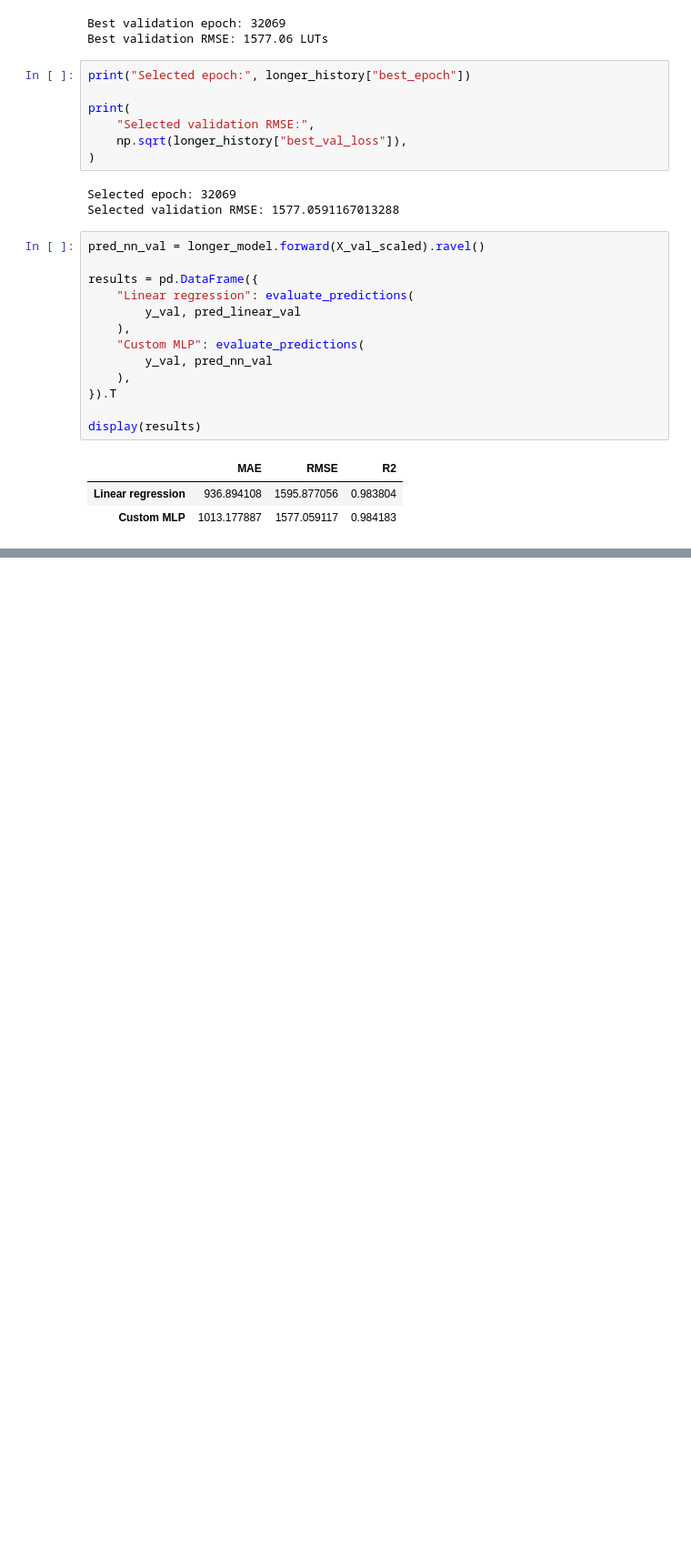
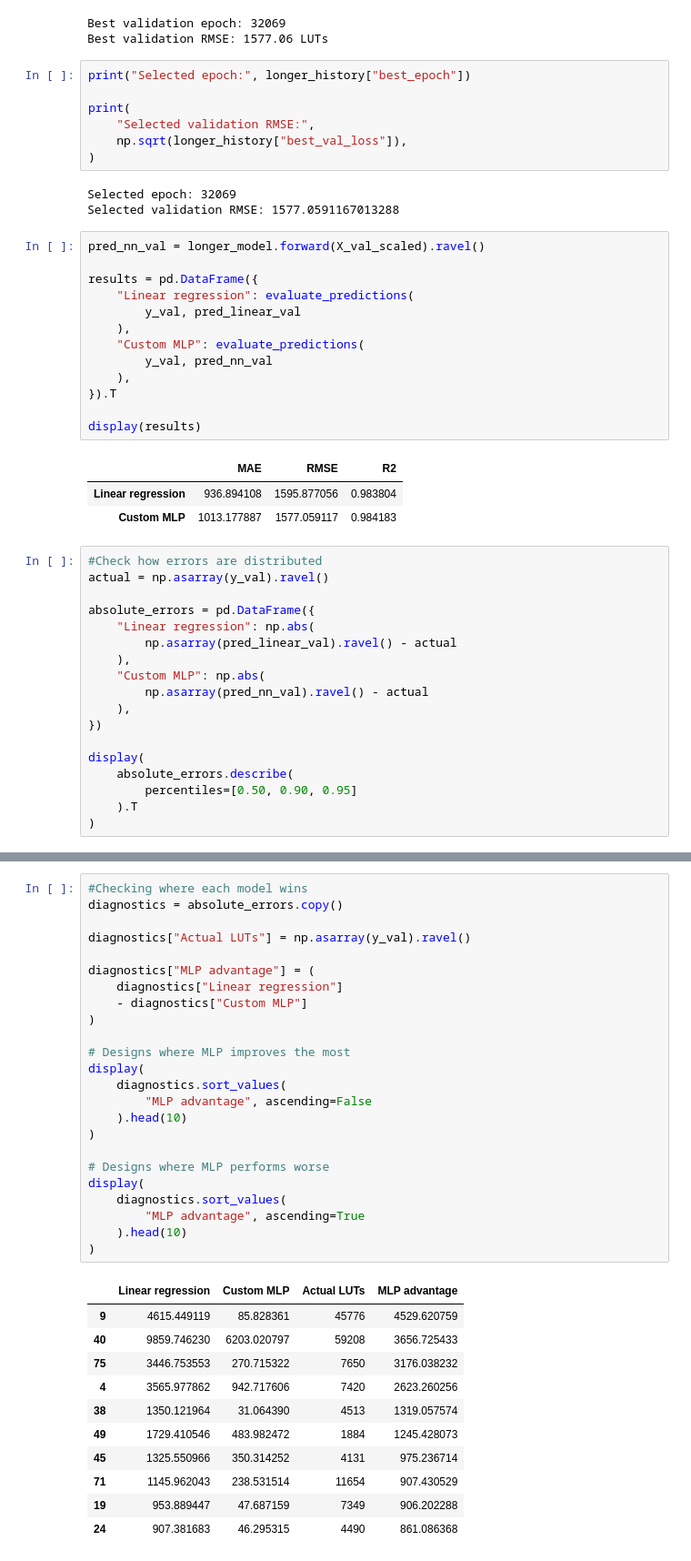
Before and after one commit to sahilbhatt89/CircuitCost, a Jupyter notebook: Notebboks/dataPrep.ipynb, the cells around one changed output, grey strips where cells are left out. Shown at 91% size. Cells and saved outputs as stored; diff of their text form; blank space fills up the shorter version.

Commit message:
Updated Model Architecture

```diff
--- a/Notebboks/dataPrep.ipynb
+++ b/Notebboks/dataPrep.ipynb
@@ -548,3 +548,21 @@ display(results)
 |  | MAE | RMSE | R2 |
 | Linear regression | 936.894108 | 1595.877056 | 0.983804 |
 | Custom MLP | 1013.177887 | 1577.059117 | 0.984183 |
+# %%
+#Check how errors are distributed
+actual = np.asarray(y_val).ravel()
+
+absolute_errors = pd.DataFrame({
+    "Linear regression": np.abs(
+        np.asarray(pred_linear_val).ravel() - actual
+    ),
+    "Custom MLP": np.abs(
+        np.asarray(pred_nn_val).ravel() - actual
+    ),
+})
+
+display(
+    absolute_errors.describe(
+        percentiles=[0.50, 0.90, 0.95]
+    ).T
+)
@@ -550,0 +583,36 @@ display(results)
+# %%
+#Checking where each model wins
+diagnostics = absolute_errors.copy()
+
+diagnostics["Actual LUTs"] = np.asarray(y_val).ravel()
+
+diagnostics["MLP advantage"] = (
+    diagnostics["Linear regression"]
+    - diagnostics["Custom MLP"]
+)
+
+# Designs where MLP improves the most
+display(
+    diagnostics.sort_values(
+        "MLP advantage", ascending=False
+    ).head(10)
+)
+
+# Designs where MLP performs worse
+display(
+    diagnostics.sort_values(
+        "MLP advantage", ascending=True
+    ).head(10)
+)
+# %% [output]
+|  | Linear regression | Custom MLP | Actual LUTs | MLP advantage |
+| 9 | 4615.449119 | 85.828361 | 45776 | 4529.620759 |
+| 40 | 9859.746230 | 6203.020797 | 59208 | 3656.725433 |
+| 75 | 3446.753553 | 270.715322 | 7650 | 3176.038232 |
+| 4 | 3565.977862 | 942.717606 | 7420 | 2623.260256 |
+| 38 | 1350.121964 | 31.064390 | 4513 | 1319.057574 |
+| 49 | 1729.410546 | 483.982472 | 1884 | 1245.428073 |
+| 45 | 1325.550966 | 350.314252 | 4131 | 975.236714 |
+| 71 | 1145.962043 | 238.531514 | 11654 | 907.430529 |
+| 19 | 953.889447 | 47.687159 | 7349 | 906.202288 |
+| 24 | 907.381683 | 46.295315 | 4490 | 861.086368 |
```
Also changed, not shown: parts of 7 cells of this notebook, 1 other file.
